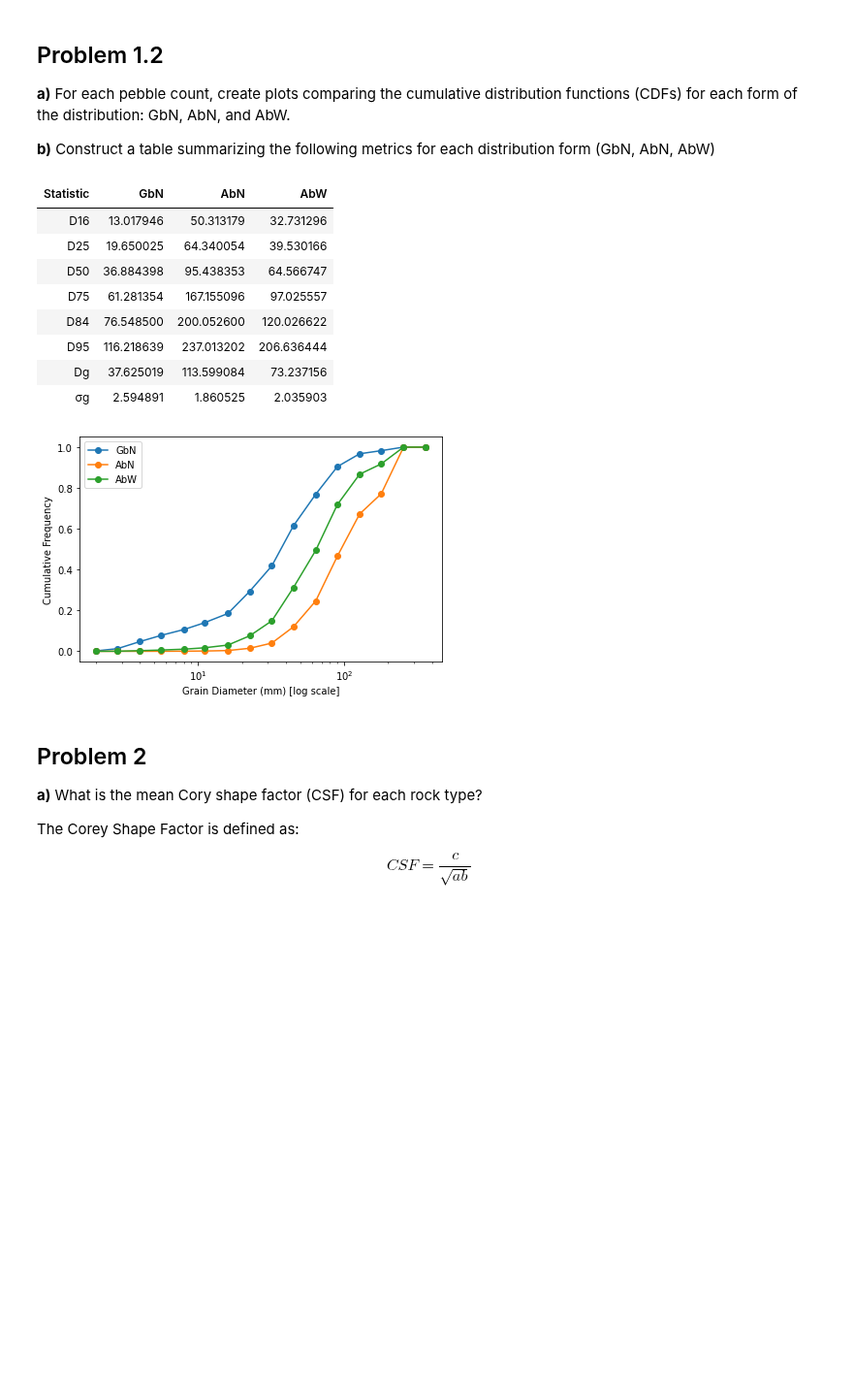
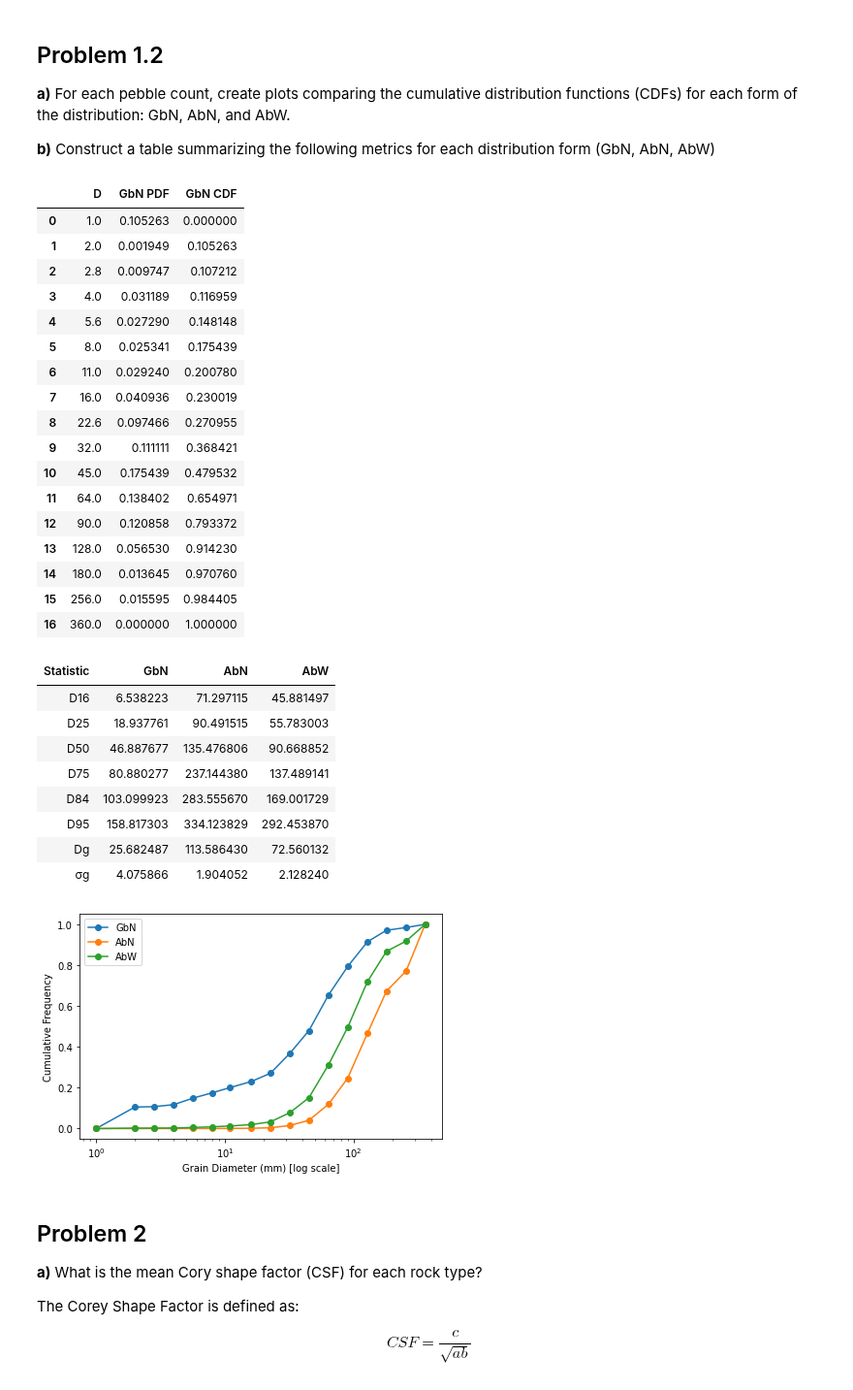
Before and after one commit to atdunwoody/EcoHydro, a Jupyter notebook: CIVE 513/HW3.ipynb, the cells around one changed output. Shown at 97% size. Drawn from its saved outputs; the diff is of its cells as text; code cells hidden in the pictures; blank space fills up the shorter version.

```diff
--- a/CIVE 513/HW3.ipynb
+++ b/CIVE 513/HW3.ipynb
@@ -97,14 +121,17 @@ import matplotlib.pyplot as plt
 # ---- 1. Original data (Grid-by-Number: GbN) ----
 csv_input = r"C:\ATD\HW3\HW3.xlsx"
 
-D = pd.read_excel(csv_input, sheet_name='Problem 1', usecols='A', skiprows=1).values.flatten()
-counts = pd.read_excel(csv_input, sheet_name='Problem 1', usecols='B', skiprows=1).values.flatten()
+D = pd.read_excel(csv_input, sheet_name='Problem 1', usecols='A').values.flatten()
+counts = pd.read_excel(csv_input, sheet_name='Problem 1', usecols='B').values.flatten()
 
 total_count = np.sum(counts)
 
 # Grid-by-number PDF and CDF
 GbN_pdf = counts / total_count
-GbN_cdf = np.cumsum(GbN_pdf)
+GbN_cdf = np.concatenate(([0], np.cumsum(pdf)[:-1]))
+
+df = pd.DataFrame({'D': D, 'GbN PDF': GbN_pdf, 'GbN CDF': GbN_cdf})
+display(df)
 
 # ---- 2. Define conversion functions ----
 def convert_distribution(pdf, D, exponent):
@@ -115,7 +142,7 @@ def convert_distribution(pdf, D, exponent):
     factor = D**exponent
     unscaled = pdf * factor
     new_pdf = unscaled / unscaled.sum()
-    new_cdf = np.cumsum(new_pdf)
+    new_cdf = np.concatenate(([0], np.cumsum(new_pdf)[:-1]))
     return new_pdf, new_cdf
 
 # Kellerhals & Bray conversion exponents for:
@@ -153,11 +180,14 @@ def compute_geo_stats(D, pdf):
     """
     # Convert to ψ scale
     psi_vals = np.log2(D)
+    pdf_df = pd.DataFrame({'psi': psi_vals, 'D': D, 'pdf': pdf})
+    pdf_df = pdf_df.sort_values(by='psi', ascending=False)
+    pdf_df['psi_bar'] = pdf_df['psi'].rolling(window=2).mean()
     # Weighted mean in ψ space
     psi_mean = np.sum(pdf * psi_vals)
     Dg = 2 ** psi_mean
     # Weighted standard deviation in ψ space
-    sigma_psi = np.sqrt(np.sum(pdf * (psi_vals - psi_mean)**2))
+    sigma_psi = np.sqrt(np.sum(pdf_df['pdf'] * (pdf_df['psi_bar'] - psi_mean)**2))
     sigma_g = 2 ** sigma_psi
     return Dg, sigma_g
 
@@ -173,43 +203,61 @@ AbN_Dg, AbN_sg = compute_geo_stats(D, AbN_pdf)
 AbW_Dg, AbW_sg = compute_geo_stats(D, AbW_pdf)
 
 # ---- 4. Create a table of results ----
 stat_names = ["D16", "D25", "D50", "D75", "D84", "D95", "Dg", "σg"]
 
 GbN_stats = GbN_perc + [GbN_Dg, GbN_sg]
 AbN_stats = AbN_perc + [AbN_Dg, AbN_sg]
 AbW_stats = AbW_perc + [AbW_Dg, AbW_sg]
 
 results_df = pd.DataFrame({
     "Statistic": stat_names,
     "GbN": GbN_stats,
     "AbN": AbN_stats,
     "AbW": AbW_stats
 })
 # Display the results without an index column
 display(results_df.style.hide_index())
 
 # ---- 5. Plot the CDFs on one figure ----
 plt.figure()
 plt.plot(D, GbN_cdf, 'o-', label='GbN')
 plt.plot(D, AbN_cdf, 'o-', label='AbN')
 plt.plot(D, AbW_cdf, 'o-', label='AbW')
 plt.xscale('log')
 plt.xlabel('Grain Diameter (mm) [log scale]')
 plt.ylabel('Cumulative Frequency')
 plt.legend()
 plt.tight_layout()
 plt.show()
 # %% [output]
-| Statistic | GbN | AbN | AbW |
-| D16 | 13.017946 | 50.313179 | 32.731296 |
-| D25 | 19.650025 | 64.340054 | 39.530166 |
-| D50 | 36.884398 | 95.438353 | 64.566747 |
-| D75 | 61.281354 | 167.155096 | 97.025557 |
-| D84 | 76.548500 | 200.052600 | 120.026622 |
-| D95 | 116.218639 | 237.013202 | 206.636444 |
-| Dg | 37.625019 | 113.599084 | 73.237156 |
-| σg | 2.594891 | 1.860525 | 2.035903 |
+|  | D | GbN PDF | GbN CDF |
+| 0 | 1.0 | 0.105263 | 0.000000 |
+| 1 | 2.0 | 0.001949 | 0.105263 |
+| 2 | 2.8 | 0.009747 | 0.107212 |
+| 3 | 4.0 | 0.031189 | 0.116959 |
+| 4 | 5.6 | 0.027290 | 0.148148 |
+| 5 | 8.0 | 0.025341 | 0.175439 |
+| 6 | 11.0 | 0.029240 | 0.200780 |
+| 7 | 16.0 | 0.040936 | 0.230019 |
+| 8 | 22.6 | 0.097466 | 0.270955 |
+| 9 | 32.0 | 0.111111 | 0.368421 |
+| 10 | 45.0 | 0.175439 | 0.479532 |
+| 11 | 64.0 | 0.138402 | 0.654971 |
+| 12 | 90.0 | 0.120858 | 0.793372 |
+| 13 | 128.0 | 0.056530 | 0.914230 |
+| 14 | 180.0 | 0.013645 | 0.970760 |
+| 15 | 256.0 | 0.015595 | 0.984405 |
+| 16 | 360.0 | 0.000000 | 1.000000 |
+| Statistic | GbN | AbN | AbW |
+| D16 | 6.538223 | 71.297115 | 45.881497 |
+| D25 | 18.937761 | 90.491515 | 55.783003 |
+| D50 | 46.887677 | 135.476806 | 90.668852 |
+| D75 | 80.880277 | 237.144380 | 137.489141 |
+| D84 | 103.099923 | 283.555670 | 169.001729 |
+| D95 | 158.817303 | 334.123829 | 292.453870 |
+| Dg | 25.682487 | 113.586430 | 72.560132 |
+| σg | 4.075866 | 1.904052 | 2.128240 |
-[figure, old version]
+[figure, new version]
 # %% [markdown]
 ## Problem 2
 
```
Also changed, not shown: parts of 5 cells of this notebook, 1 other file.
